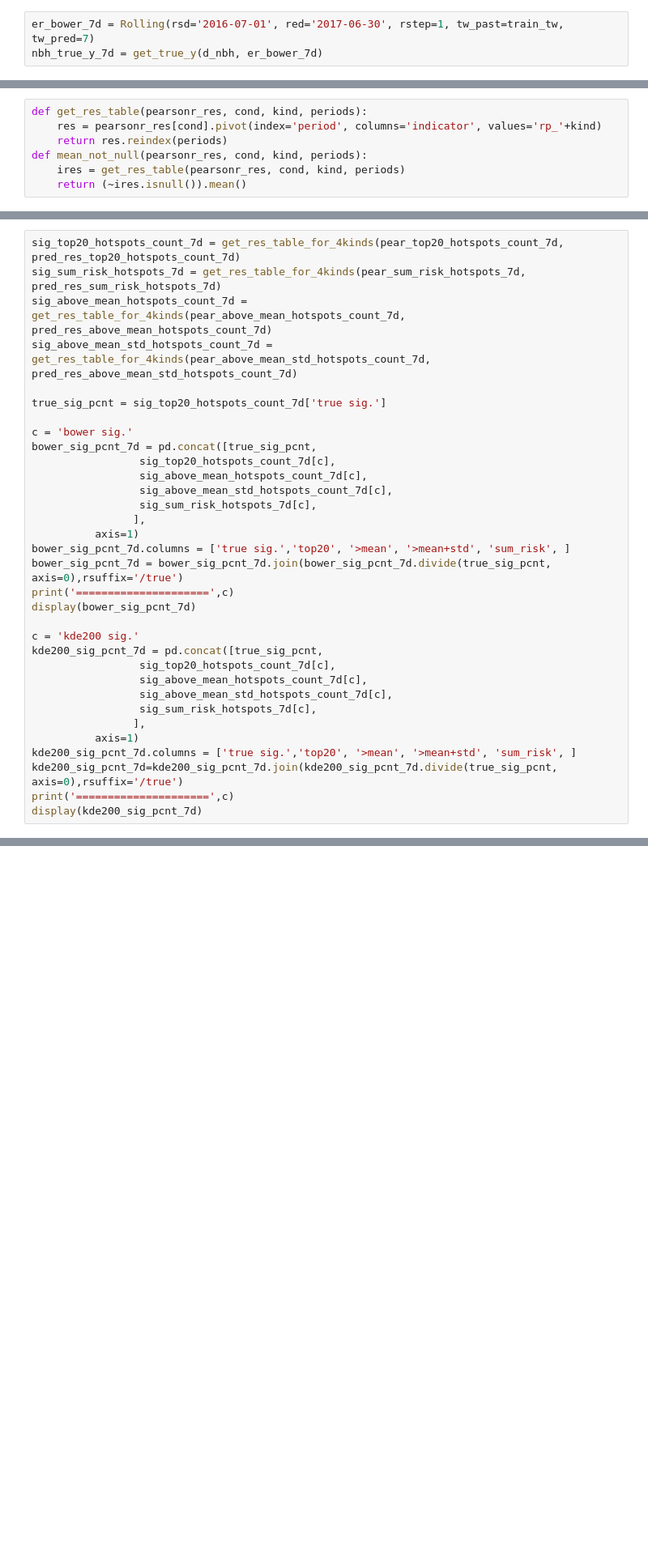
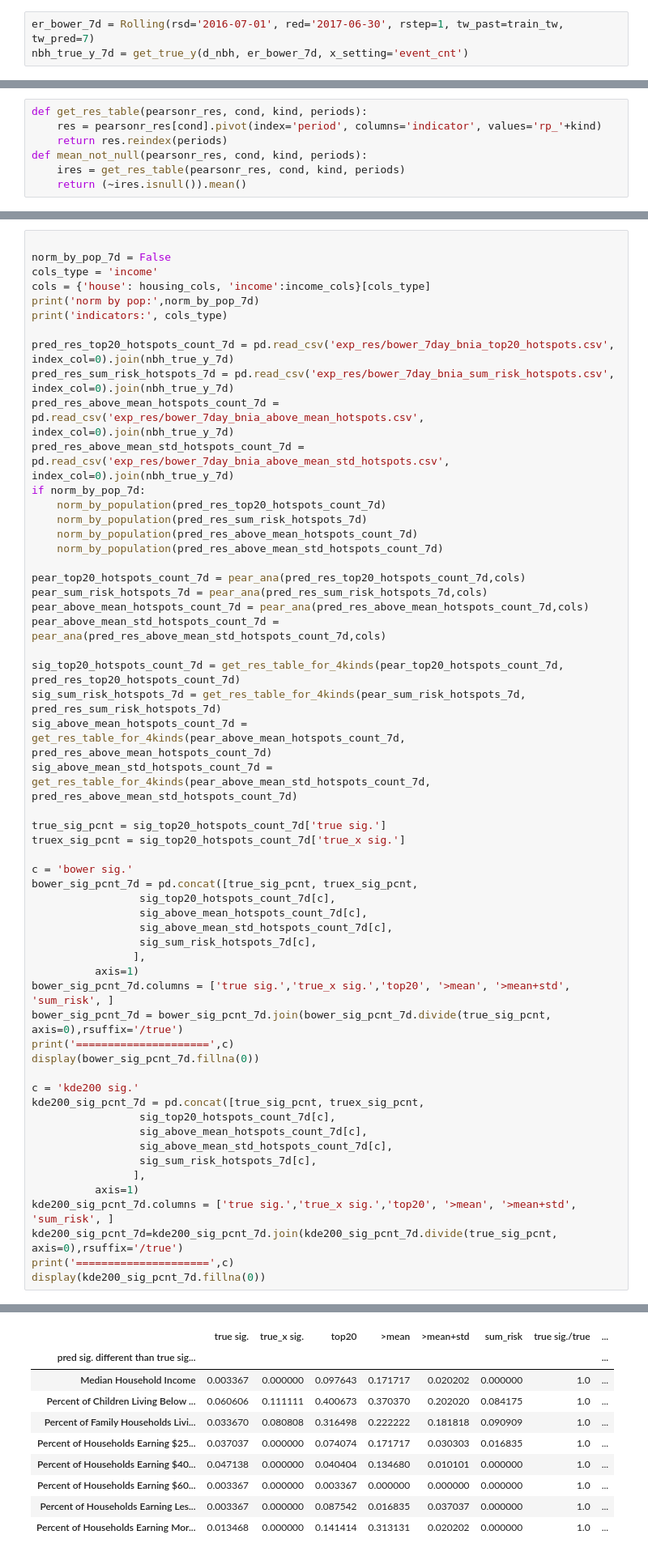
Before and after one commit to JHWu92/public-safety-baltimore, a Jupyter notebook: bias-in-bower-replicate.ipynb, the cells around one changed output, grey strips where cells are left out. Shown: that part at 81% size. Saved outputs shown, nothing was run; the diff lists cells and outputs as text; blank space fills up the shorter version.

```diff
--- a/bias-in-bower-replicate.ipynb
+++ b/bias-in-bower-replicate.ipynb
@@ -46,6 +49,6 @@ nbh_true_y_2d = get_true_y(d_nbh, er_bower_2d)
 # %%
 er_bower_7d = Rolling(rsd='2016-07-01', red='2017-06-30', rstep=1, tw_past=train_tw, tw_pred=7)
-nbh_true_y_7d = get_true_y(d_nbh, er_bower_7d)
+nbh_true_y_7d = get_true_y(d_nbh, er_bower_7d, x_setting='event_cnt')
 # %% [markdown]
 # evaluate the model
 # %%
@@ -201,33 +291,57 @@ display(kde200_sig_pcnt_2d)
 # %%
+
+norm_by_pop_7d = False
+cols_type = 'income'
+cols = {'house': housing_cols, 'income':income_cols}[cols_type]
+print('norm by pop:',norm_by_pop_7d)
+print('indicators:', cols_type)
+
+pred_res_top20_hotspots_count_7d = pd.read_csv('exp_res/bower_7day_bnia_top20_hotspots.csv', index_col=0).join(nbh_true_y_7d)
+pred_res_sum_risk_hotspots_7d = pd.read_csv('exp_res/bower_7day_bnia_sum_risk_hotspots.csv', index_col=0).join(nbh_true_y_7d)
+pred_res_above_mean_hotspots_count_7d = pd.read_csv('exp_res/bower_7day_bnia_above_mean_hotspots.csv', index_col=0).join(nbh_true_y_7d)
+pred_res_above_mean_std_hotspots_count_7d = pd.read_csv('exp_res/bower_7day_bnia_above_mean_std_hotspots.csv', index_col=0).join(nbh_true_y_7d)
+if norm_by_pop_7d:
+    norm_by_population(pred_res_top20_hotspots_count_7d)
+    norm_by_population(pred_res_sum_risk_hotspots_7d)
+    norm_by_population(pred_res_above_mean_hotspots_count_7d)
+    norm_by_population(pred_res_above_mean_std_hotspots_count_7d)
+
+pear_top20_hotspots_count_7d = pear_ana(pred_res_top20_hotspots_count_7d,cols)
+pear_sum_risk_hotspots_7d = pear_ana(pred_res_sum_risk_hotspots_7d,cols)
+pear_above_mean_hotspots_count_7d = pear_ana(pred_res_above_mean_hotspots_count_7d,cols)
+pear_above_mean_std_hotspots_count_7d = pear_ana(pred_res_above_mean_std_hotspots_count_7d,cols)
+
 sig_top20_hotspots_count_7d = get_res_table_for_4kinds(pear_top20_hotspots_count_7d, pred_res_top20_hotspots_count_7d)
 sig_sum_risk_hotspots_7d = get_res_table_for_4kinds(pear_sum_risk_hotspots_7d, pred_res_sum_risk_hotspots_7d)
 sig_above_mean_hotspots_count_7d = get_res_table_for_4kinds(pear_above_mean_hotspots_count_7d, pred_res_above_mean_hotspots_count_7d)
 sig_above_mean_std_hotspots_count_7d = get_res_table_for_4kinds(pear_above_mean_std_hotspots_count_7d, pred_res_above_mean_std_hotspots_count_7d)
 
 true_sig_pcnt = sig_top20_hotspots_count_7d['true sig.']
+truex_sig_pcnt = sig_top20_hotspots_count_7d['true_x sig.']
 
 c = 'bower sig.'
-bower_sig_pcnt_7d = pd.concat([true_sig_pcnt,
+bower_sig_pcnt_7d = pd.concat([true_sig_pcnt, truex_sig_pcnt,
                  sig_top20_hotspots_count_7d[c],
                  sig_above_mean_hotspots_count_7d[c],
                  sig_above_mean_std_hotspots_count_7d[c],
                  sig_sum_risk_hotspots_7d[c],
                 ],
           axis=1)
-bower_sig_pcnt_7d.columns = ['true sig.','top20', '>mean', '>mean+std', 'sum_risk', ]
+bower_sig_pcnt_7d.columns = ['true sig.','true_x sig.','top20', '>mean', '>mean+std', 'sum_risk', ]
 bower_sig_pcnt_7d = bower_sig_pcnt_7d.join(bower_sig_pcnt_7d.divide(true_sig_pcnt, axis=0),rsuffix='/true')
 print('=====================',c)
-display(bower_sig_pcnt_7d)
+display(bower_sig_pcnt_7d.fillna(0))
 
 c = 'kde200 sig.'
-kde200_sig_pcnt_7d = pd.concat([true_sig_pcnt,
+kde200_sig_pcnt_7d = pd.concat([true_sig_pcnt, truex_sig_pcnt,
                  sig_top20_hotspots_count_7d[c],
                  sig_above_mean_hotspots_count_7d[c],
                  sig_above_mean_std_hotspots_count_7d[c],
                  sig_sum_risk_hotspots_7d[c],
                 ],
           axis=1)
-kde200_sig_pcnt_7d.columns = ['true sig.','top20', '>mean', '>mean+std', 'sum_risk', ]
+kde200_sig_pcnt_7d.columns = ['true sig.','true_x sig.','top20', '>mean', '>mean+std', 'sum_risk', ]
 kde200_sig_pcnt_7d=kde200_sig_pcnt_7d.join(kde200_sig_pcnt_7d.divide(true_sig_pcnt, axis=0),rsuffix='/true')
 print('=====================',c)
-display(kde200_sig_pcnt_7d)
+display(kde200_sig_pcnt_7d.fillna(0))
+# %% [output]
@@ -233,0 +351,10 @@ display(kde200_sig_pcnt_7d)
+|  | true sig. | true_x sig. | top20 | >mean | >mean+std | sum_risk | true sig./true | ... |
+| pred sig. different than true sig... |  |  |  |  |  |  |  | ... |
+| Median Household Income | 0.003367 | 0.000000 | 0.097643 | 0.171717 | 0.020202 | 0.000000 | 1.0 | ... |
+| Percent of Children Living Below ... | 0.060606 | 0.111111 | 0.400673 | 0.370370 | 0.202020 | 0.084175 | 1.0 | ... |
+| Percent of Family Households Livi... | 0.033670 | 0.080808 | 0.316498 | 0.222222 | 0.181818 | 0.090909 | 1.0 | ... |
+| Percent of Households Earning $25... | 0.037037 | 0.000000 | 0.074074 | 0.171717 | 0.030303 | 0.016835 | 1.0 | ... |
+| Percent of Households Earning $40... | 0.047138 | 0.000000 | 0.040404 | 0.134680 | 0.010101 | 0.000000 | 1.0 | ... |
+| Percent of Households Earning $60... | 0.003367 | 0.000000 | 0.003367 | 0.000000 | 0.000000 | 0.000000 | 1.0 | ... |
+| Percent of Households Earning Les... | 0.003367 | 0.000000 | 0.087542 | 0.016835 | 0.037037 | 0.000000 | 1.0 | ... |
+| Percent of Households Earning Mor... | 0.013468 | 0.000000 | 0.141414 | 0.313131 | 0.020202 | 0.000000 | 1.0 | ... |
```
Also changed, not shown: parts of 16 cells of this notebook.
